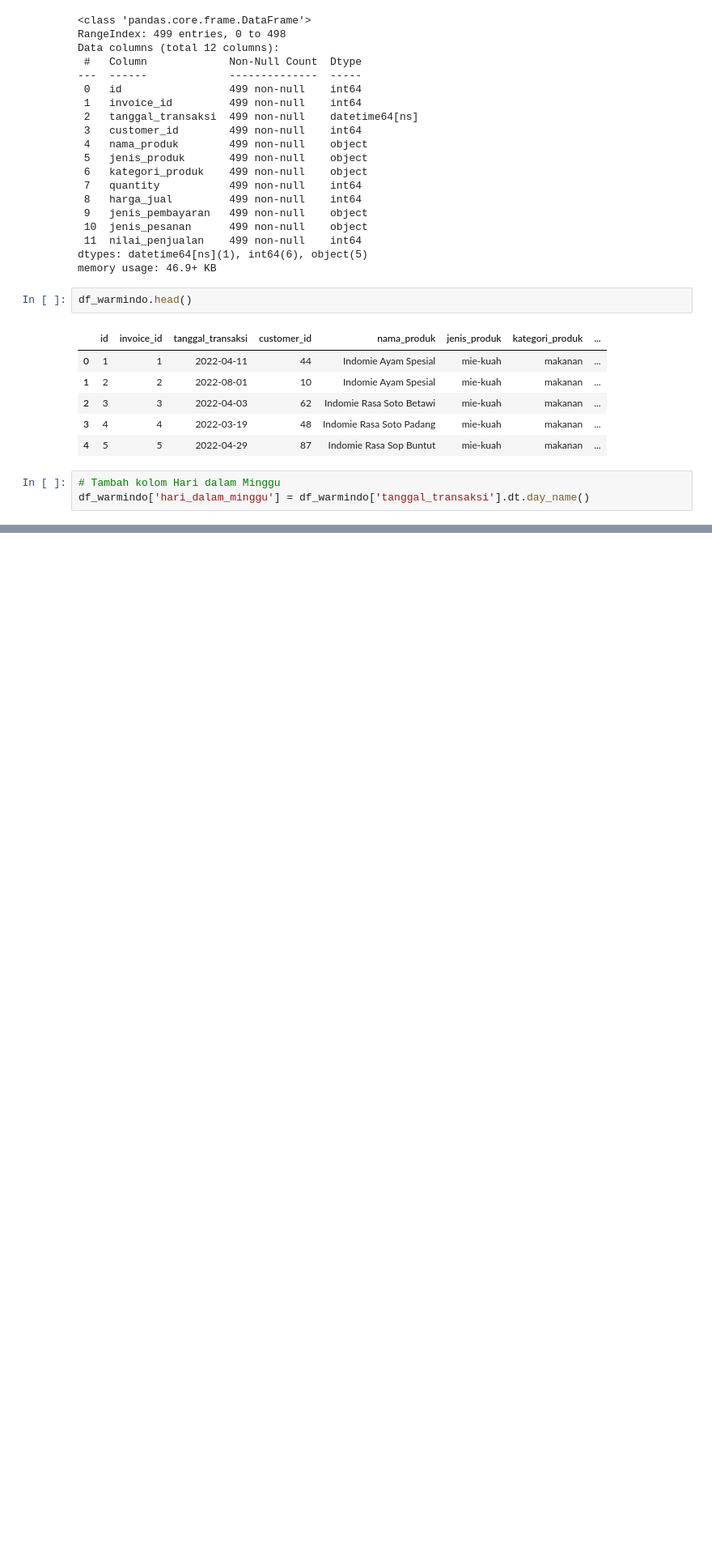
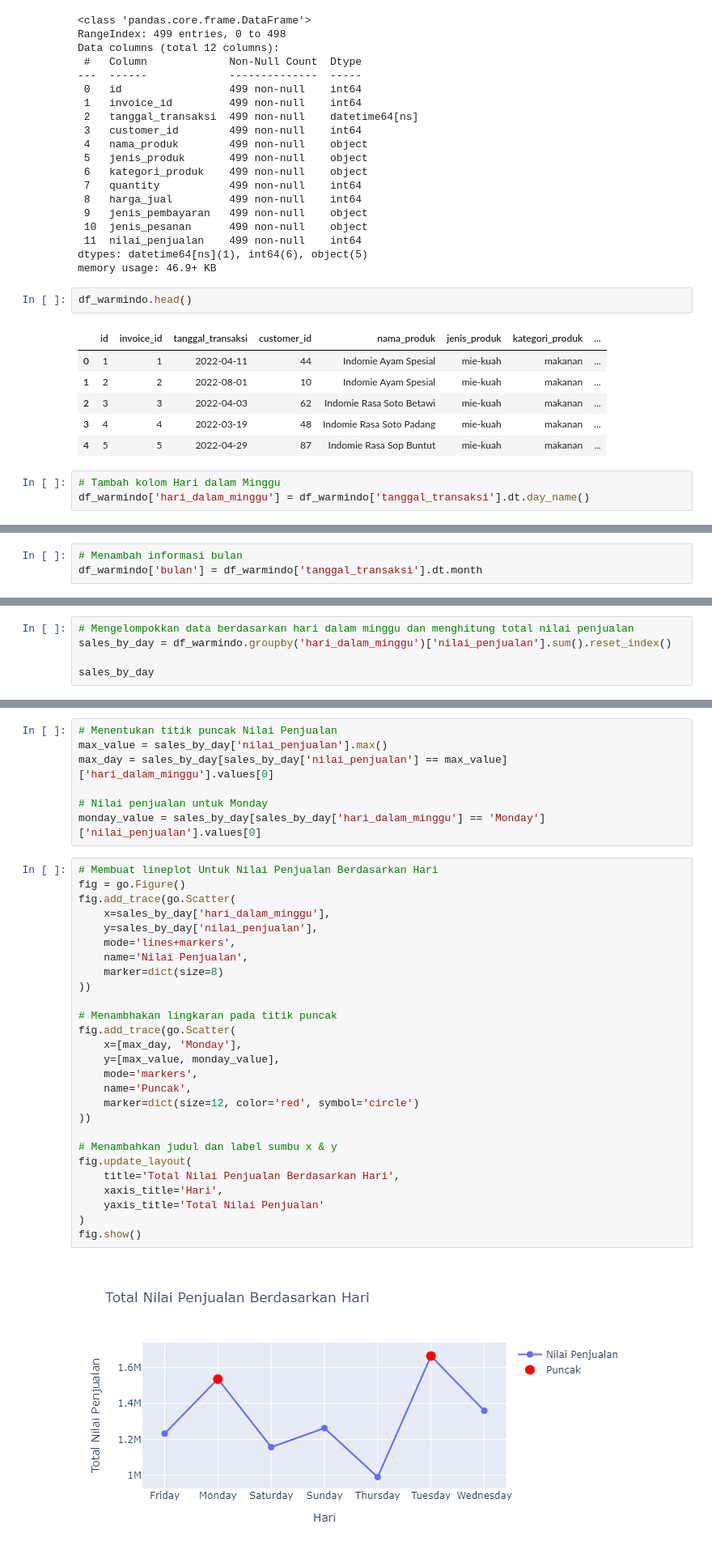
Before and after one commit to RIFF7/sales-analysis, a Jupyter notebook: analisa_warmindo.ipynb, the cells around one changed output, grey strips where cells are left out. Shown: that part at 81% size. Drawn from its saved outputs; the diff is of its cells as text; blank space fills up the shorter version.

Commit message:
Membuat lineplot untuk nilai penjulana berdasarkan hari

```diff
--- a/analisa_warmindo.ipynb
+++ b/analisa_warmindo.ipynb
@@ -200,0 +195,3 @@ df_warmindo.head()
+# %%
+# Menambah informasi bulan
+df_warmindo['bulan'] = df_warmindo['tanggal_transaksi'].dt.month
@@ -200,0 +215,5 @@ df_warmindo.head()
+# %%
+# Mengelompokkan data berdasarkan hari dalam minggu dan menghitung total nilai penjualan
+sales_by_day = df_warmindo.groupby('hari_dalam_minggu')['nilai_penjualan'].sum().reset_index()
+
+sales_by_day
@@ -200,0 +244,36 @@ df_warmindo.head()
+# %%
+# Menentukan titik puncak Nilai Penjualan
+max_value = sales_by_day['nilai_penjualan'].max()
+max_day = sales_by_day[sales_by_day['nilai_penjualan'] == max_value]['hari_dalam_minggu'].values[0]
+
+# Nilai penjualan untuk Monday
+monday_value = sales_by_day[sales_by_day['hari_dalam_minggu'] == 'Monday']['nilai_penjualan'].values[0]
+# %%
+# Membuat lineplot Untuk Nilai Penjualan Berdasarkan Hari
+fig = go.Figure()
+fig.add_trace(go.Scatter(
+    x=sales_by_day['hari_dalam_minggu'],
+    y=sales_by_day['nilai_penjualan'],
+    mode='lines+markers',
+    name='Nilai Penjualan',
+    marker=dict(size=8)
+))
+
+# Menambhakan lingkaran pada titik puncak
+fig.add_trace(go.Scatter(
+    x=[max_day, 'Monday'],
+    y=[max_value, monday_value],
+    mode='markers',
+    name='Puncak',
+    marker=dict(size=12, color='red', symbol='circle')
+))
+
+# Menambahkan judul dan label sumbu x & y
+fig.update_layout(
+    title='Total Nilai Penjualan Berdasarkan Hari',
+    xaxis_title='Hari',
+    yaxis_title='Total Nilai Penjualan'
+)
+fig.show()
+# %% [output]
+[figure, added]
```
Also changed, not shown: parts of 9 cells of this notebook.
